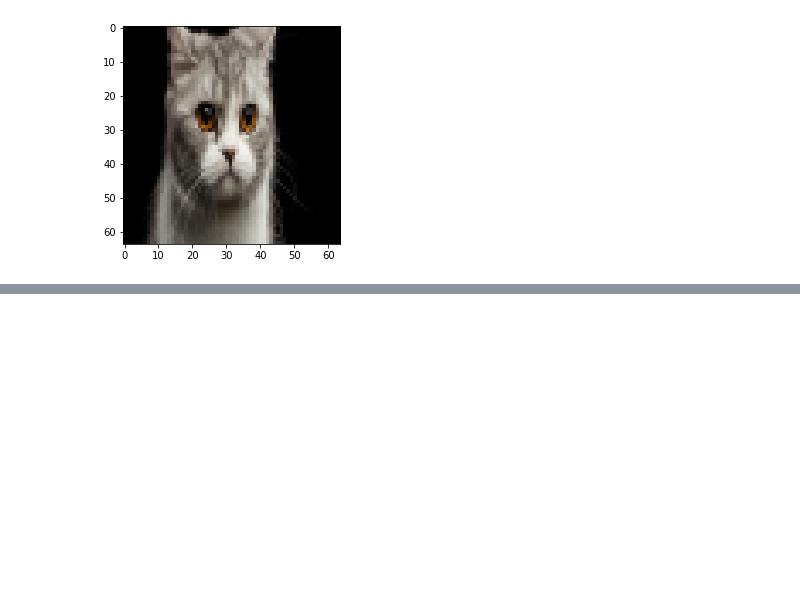
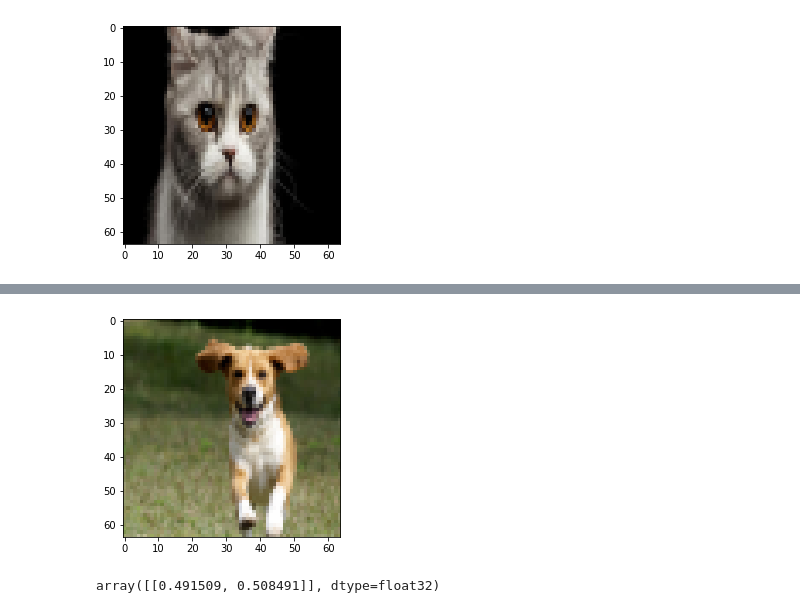
Before and after one commit to andreanstev/CatsOrNo, a Jupyter notebook: catsorno.ipynb, the cells around one changed output, grey strips where cells are left out. Cells and saved outputs as stored; diff of their text form; code cells hidden in the pictures; blank space fills up the shorter version.

```diff
--- a/catsorno.ipynb
+++ b/catsorno.ipynb
@@ -171,0 +177,6 @@ array([[0.4964654, 0.5035346]], dtype=float32)
+# %%
+dummy3 = open_image('5484d9d1eab8ea3017b17e29.jpg')
+dummy3 = resize_image(dummy3)
+dummy3 = dummy/255.
+# %% [output]
+[figure, added]
@@ -171,0 +187,4 @@ array([[0.4964654, 0.5035346]], dtype=float32)
+# %%
+ydummy3 #dog predicted as cat with 50.8% probability
+# %% [output]
+array([[0.491509, 0.508491]], dtype=float32)
```
Also changed, not shown: parts of 21 cells of this notebook.
